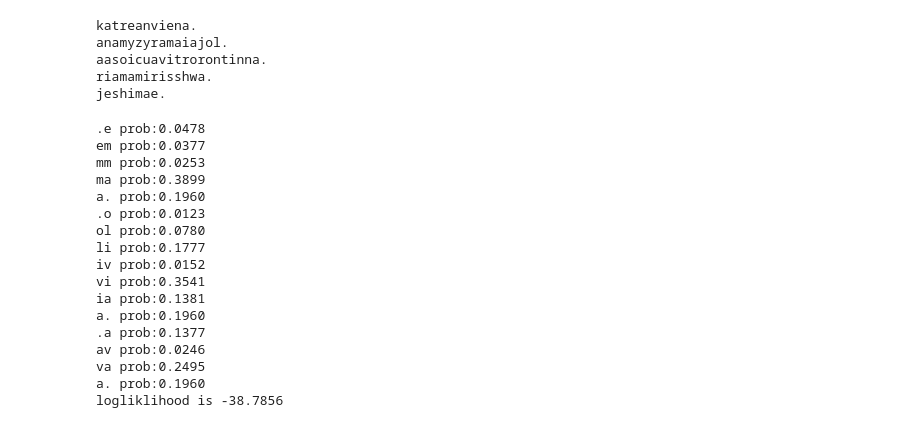
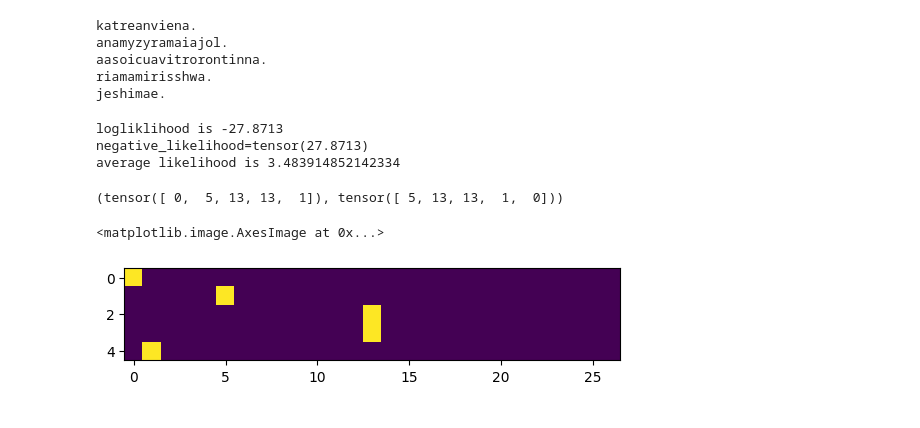
Before and after one commit to rafa-houssam/makemore, a Jupyter notebook: makemore.ipynb, the cells around one changed output. Saved outputs shown, nothing was run; the diff lists cells and outputs as text; code cells hidden in the pictures.

```diff
--- a/makemore.ipynb
+++ b/makemore.ipynb
@@ -147,31 +147,22 @@ jeshimae.
 # %%
 
 log_likelihood=0.0
-for w in words[:3]:
+n=0
+for w in ["andrejq"]:
     chs= ['.']+list(w)+["."]
     for ch1,ch2 in zip(chs,chs[1:]):
         id1=stringToIndex[ch1]
         id2=stringToIndex[ch2]
-        prob=N[id1,id2]/(N[id1].sum())
+        prob=(N[id1,id2]+1)/((N[id1]+1).sum())
         log_likel=torch.log(prob)
+        n+=1
         log_likelihood+=log_likel
-        print(f"{ch1}{ch2} prob:{prob:.4f}")
+        # print(f"{ch1}{ch2} prob:{prob:.4f}")
 print(f'logliklihood is {log_likelihood:.4f}')
+negative_likelihood=-log_likelihood
+print(f'{negative_likelihood=}')
+print(f"average likelihood is {negative_likelihood/n}")
 # %% [output]
-.e prob:0.0478
-em prob:0.0377
-mm prob:0.0253
-ma prob:0.3899
-a. prob:0.1960
-.o prob:0.0123
-ol prob:0.0780
-li prob:0.1777
-iv prob:0.0152
-vi prob:0.3541
-ia prob:0.1381
-a. prob:0.1960
-.a prob:0.1377
-av prob:0.0246
-va prob:0.2495
-a. prob:0.1960
-logliklihood is -38.7856
+logliklihood is -27.8713
+negative_likelihood=tensor(27.8713)
+average likelihood is 3.483914852142334
@@ -177,0 +172,23 @@ logliklihood is -38.7856
+# %%
+xs=[]
+ys=[]
+for w in words[:1]:
+    chs= ['.']+list(w)+["."]
+    for ch1,ch2 in zip(chs,chs[1:]):
+        id1=stringToIndex[ch1]
+        id2=stringToIndex[ch2]
+        xs.append(id1)
+        ys.append(id2)
+xs=torch.tensor(xs)
+ys=torch.tensor(ys)
+xs,ys
+# %% [output]
+(tensor([ 0,  5, 13, 13,  1]), tensor([ 5, 13, 13,  1,  0]))
+# %%
+import torch.nn.functional as F
+
+xenc=F.one_hot(xs,num_classes=27).float()
+plt.imshow(xenc)
+# %% [output]
+<matplotlib.image.AxesImage at 0x...>
+[figure, added]
```
Also changed, not shown: parts of 4 cells of this notebook.
